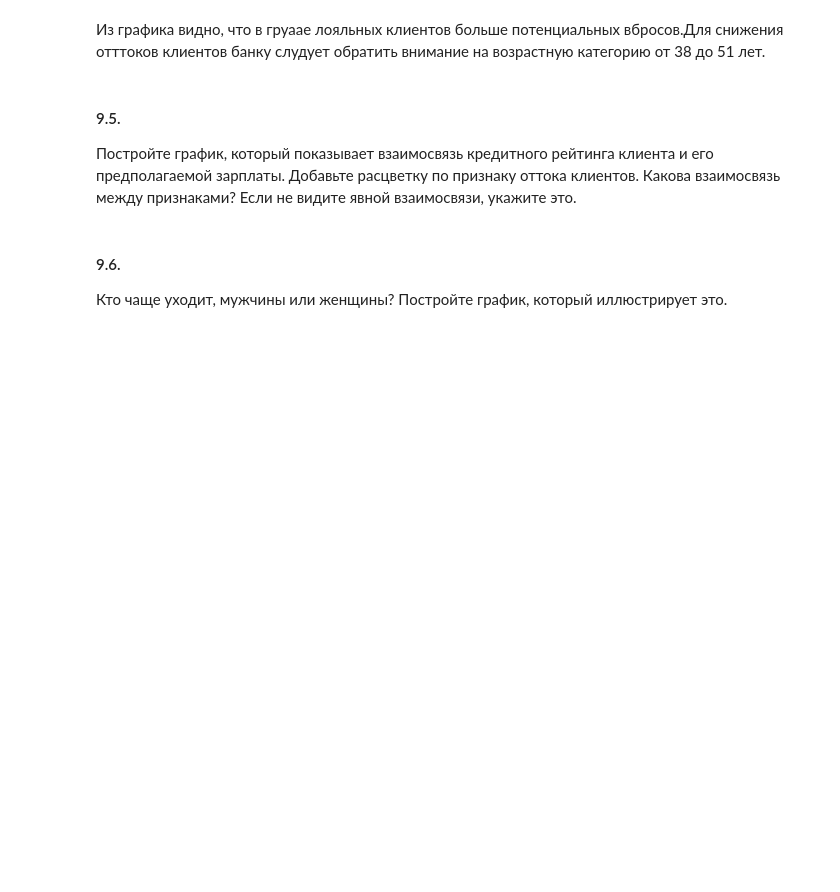
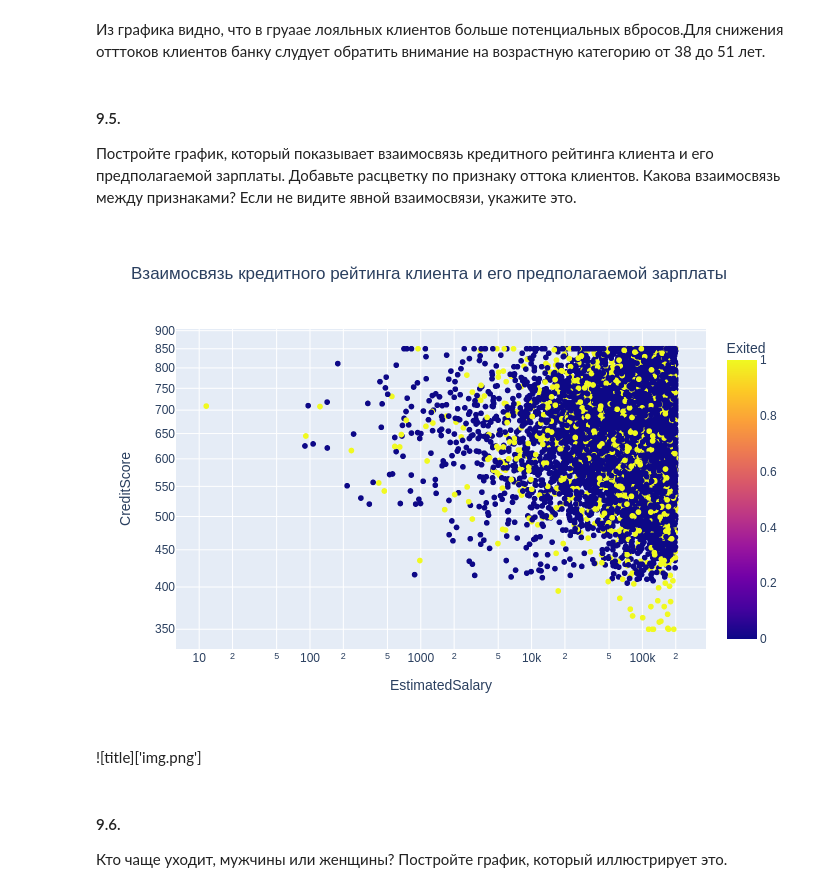
Before and after one commit to NovikovaEA/sf_data_science1, a Jupyter notebook: project_block13/HomeWork.ipynb, the cells around one changed output. Cells and saved outputs as stored; diff of their text form; code cells hidden in the pictures; blank space fills up the shorter version.

```diff
--- a/project_block13/HomeWork.ipynb
+++ b/project_block13/HomeWork.ipynb
@@ -101,20 +101,26 @@ box.set_xticks(range(0, 96, 2));
 # %%
 fig=px.scatter(
     data_frame=churn_data,
     x='EstimatedSalary',
     y='CreditScore',
     log_x=True,
     log_y=True,
     color='Exited',
     title='Взаимосвязь кредитного рейтинга клиента и его предполагаемой зарплаты'
 )
 #import plotly.io as pio
 #pio.show(fig)
 #fig.show("img")
 
 #$ pip install -U kaleido
-fig.write_image('img.png')
-fig.show()
+#fig.write_image('img.png')
+#fig.show()
+fig.show('png')
+#fig.show()
+# %% [output]
+[figure, added]
+# %% [markdown]
+![title]['img.png']
 # %% [markdown]
 #### 9.6.
 Кто чаще уходит, мужчины или женщины? Постройте график, который иллюстрирует это.
```
Also changed, not shown: parts of 6 cells of this notebook.
